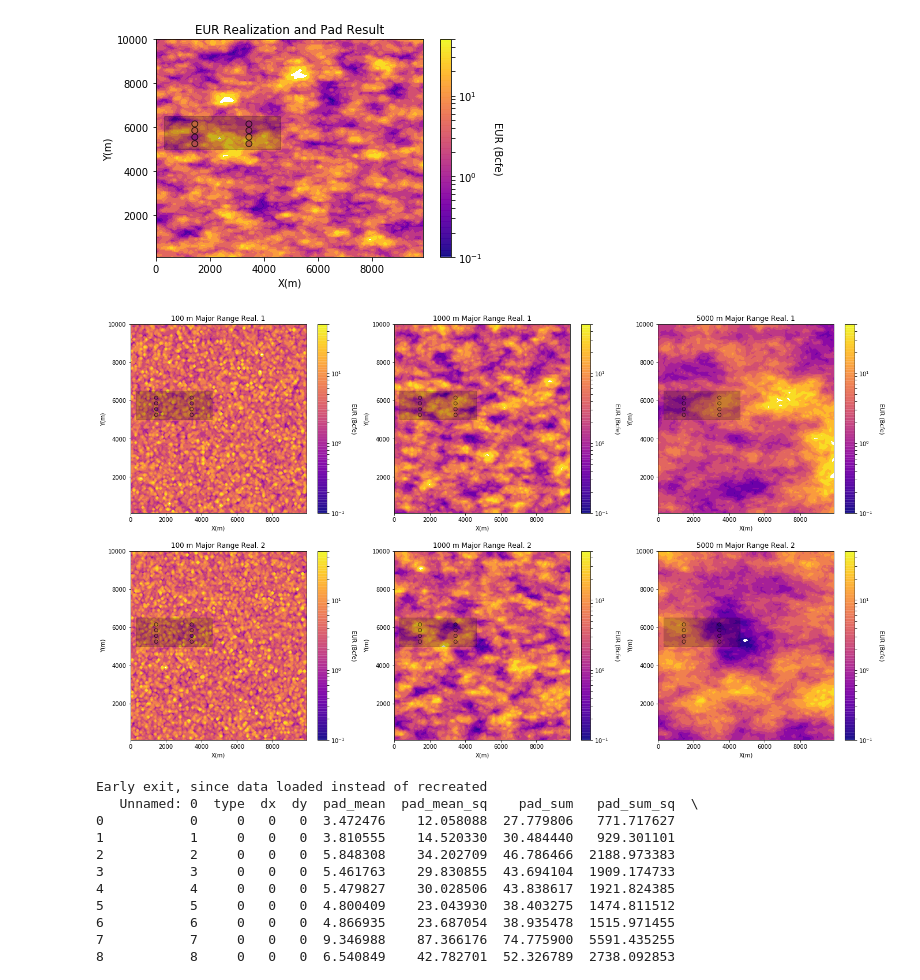
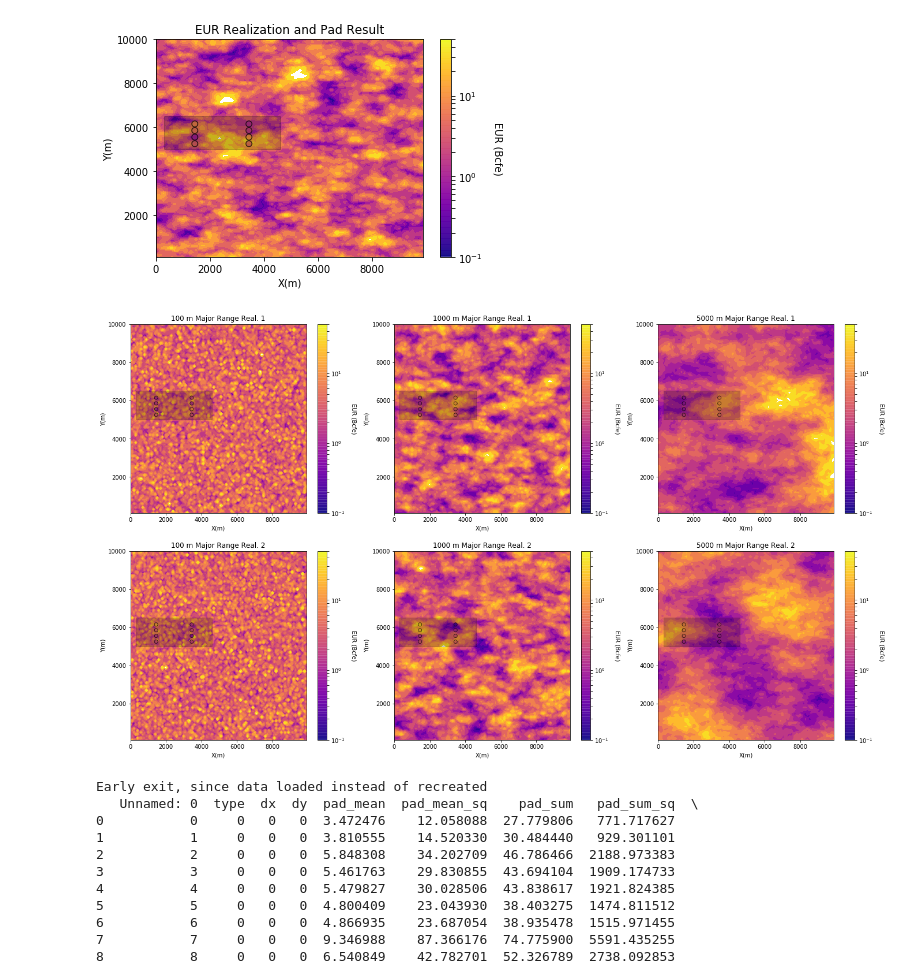
Before and after one commit to GeostatsGuy/RepeatableResearch, a Jupyter notebook: Gussow_Model_Resample_Pyrcz.ipynb, the cells around one changed output. Drawn from its saved outputs; the diff is of its cells as text; code cells hidden in the pictures.

```diff
--- a/Gussow_Model_Resample_Pyrcz.ipynb
+++ b/Gussow_Model_Resample_Pyrcz.ipynb
@@ -397,36 +397,36 @@ expsim = exponentiate(sim)
 pad = extract_pad_sample(expsim,xmin,xmax,ymin,ymax,cell_size,ox=-5,oy=50,xspace=2000,yspace=300,nxwell=2,nywell=4,name='well_EUR')
 locpix_st(expsim,xmin,xmax,ymin,ymax,cell_size,vminexp,vmaxexp,pad,'X','Y','well_EUR','5000 m Major Range Real. 1','X(m)','Y(m)','EUR (Bcfe)',cmap,fig_name='Eg_Sim_w_pad')
 plt.gca().add_patch(Rectangle((300,5000.125), 4300, 1500,color='black',linewidth = 1.0,alpha=0.2,facecolor = None))
 
 plt.subplot(234)
 sim,value = GSLIB_sgsim_2d_uncond(1,nx,ny,cell_size,24,100,50,azimuth,"simulation")
 sim = affine(sim,mean,stdev)                                     # correct the distribution to a target mean and standard deviation.
 expsim = exponentiate(sim)
 pad = extract_pad_sample(expsim,xmin,xmax,ymin,ymax,cell_size,ox=-5,oy=50,xspace=2000,yspace=300,nxwell=2,nywell=4,name='well_EUR')
 locpix_st(expsim,xmin,xmax,ymin,ymax,cell_size,vminexp,vmaxexp,pad,'X','Y','well_EUR','100 m Major Range Real. 2','X(m)','Y(m)','EUR (Bcfe)',cmap,fig_name='Eg_Sim_w_pad')
 plt.gca().add_patch(Rectangle((300,5000.125), 4300, 1500,color='black',linewidth = 1.0,alpha=0.2,facecolor = None))
 
 plt.subplot(235)
 sim,value = GSLIB_sgsim_2d_uncond(1,nx,ny,cell_size,24,1000,500,azimuth,"simulation")
 sim = affine(sim,mean,stdev)                                     # correct the distribution to a target mean and standard deviation.
 expsim = exponentiate(sim)
 pad = extract_pad_sample(expsim,xmin,xmax,ymin,ymax,cell_size,ox=-5,oy=50,xspace=2000,yspace=300,nxwell=2,nywell=4,name='well_EUR')
 locpix_st(expsim,xmin,xmax,ymin,ymax,cell_size,vminexp,vmaxexp,pad,'X','Y','well_EUR','1000 m Major Range Real. 2','X(m)','Y(m)','EUR (Bcfe)',cmap,fig_name='Eg_Sim_w_pad')
 plt.gca().add_patch(Rectangle((300,5000.125), 4300, 1500,color='black',linewidth = 1.0,alpha=0.2,facecolor = None))
 
 plt.subplot(236)
-sim,value = GSLIB_sgsim_2d_uncond(1,nx,ny,cell_size,24,5000,2500,azimuth,"simulation")
+sim,value = GSLIB_sgsim_2d_uncond(1,nx,ny,cell_size,25,5000,2500,azimuth,"simulation")
 sim = affine(sim,mean,stdev)                                     # correct the distribution to a target mean and standard deviation.
 expsim = exponentiate(sim)
 pad = extract_pad_sample(expsim,xmin,xmax,ymin,ymax,cell_size,ox=-5,oy=50,xspace=2000,yspace=300,nxwell=2,nywell=4,name='well_EUR')
 locpix_st(expsim,xmin,xmax,ymin,ymax,cell_size,vminexp,vmaxexp,pad,'X','Y','well_EUR','5000 m Major Range Real. 2','X(m)','Y(m)','EUR (Bcfe)',cmap,fig_name='Eg_Sim_w_pad')
 plt.gca().add_patch(Rectangle((300,5000.125), 4300, 1500,color='black',linewidth = 1.0,alpha=0.2,facecolor = None))
 
 plt.subplots_adjust(left=0.0, bottom=0.0, right=3.0, top=2.5, wspace=0.2, hspace=0.2)
-plt.savefig('F4_Eg_EUR_Real_Pad.tif',dpi=600,bbox_inches="tight")
+plt.savefig('F4_Eg_EUR_Real_Pad.tif',dpi=300,bbox_inches="tight")
 plt.show()
 # %% [output]
-[figure, old version]
+[figure, new version]
 # %%
 # The experiment - condensed, simplified
 load = True               # if already run, then True to load the file instead
```
Also changed, not shown: parts of 10 cells of this notebook.
